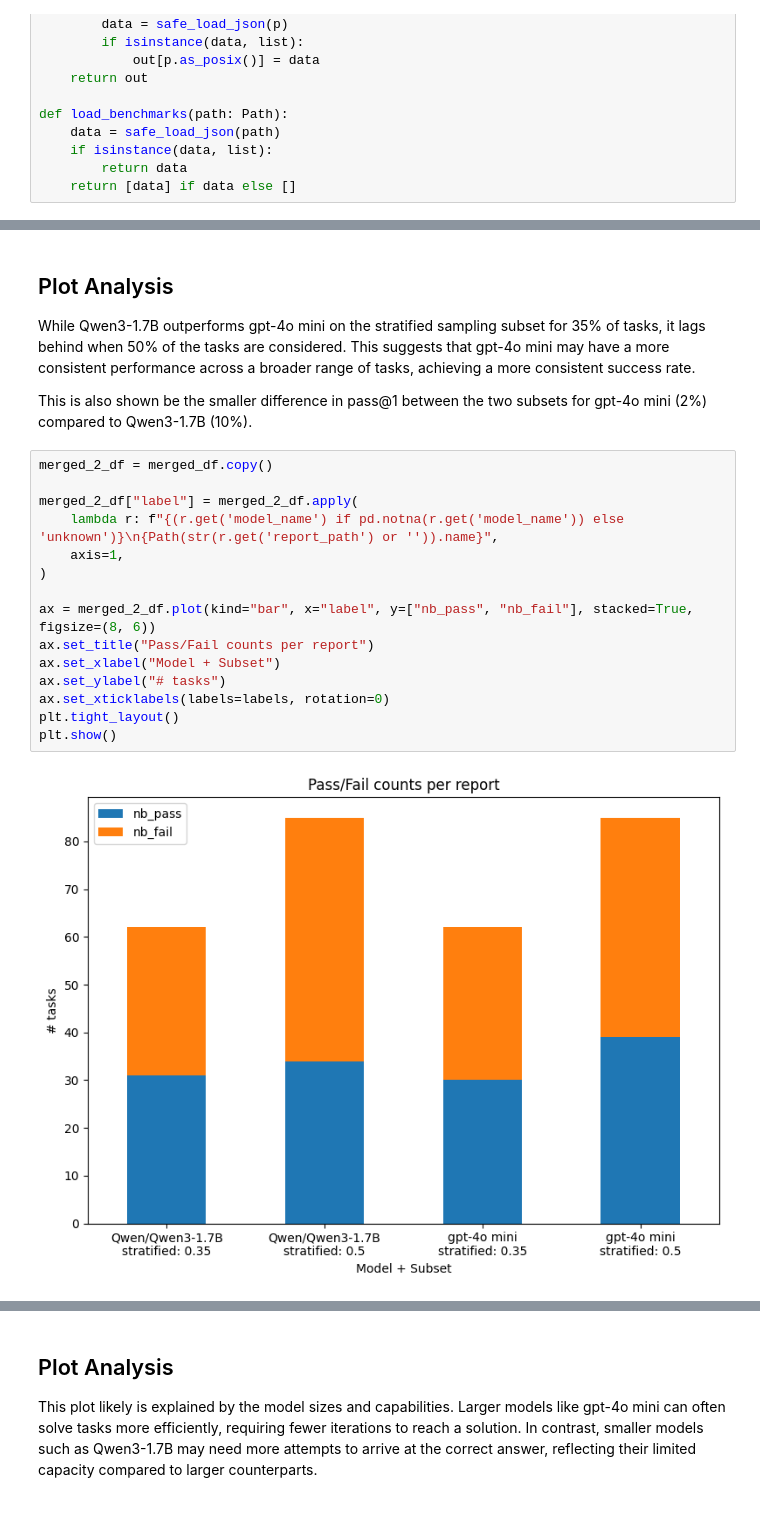
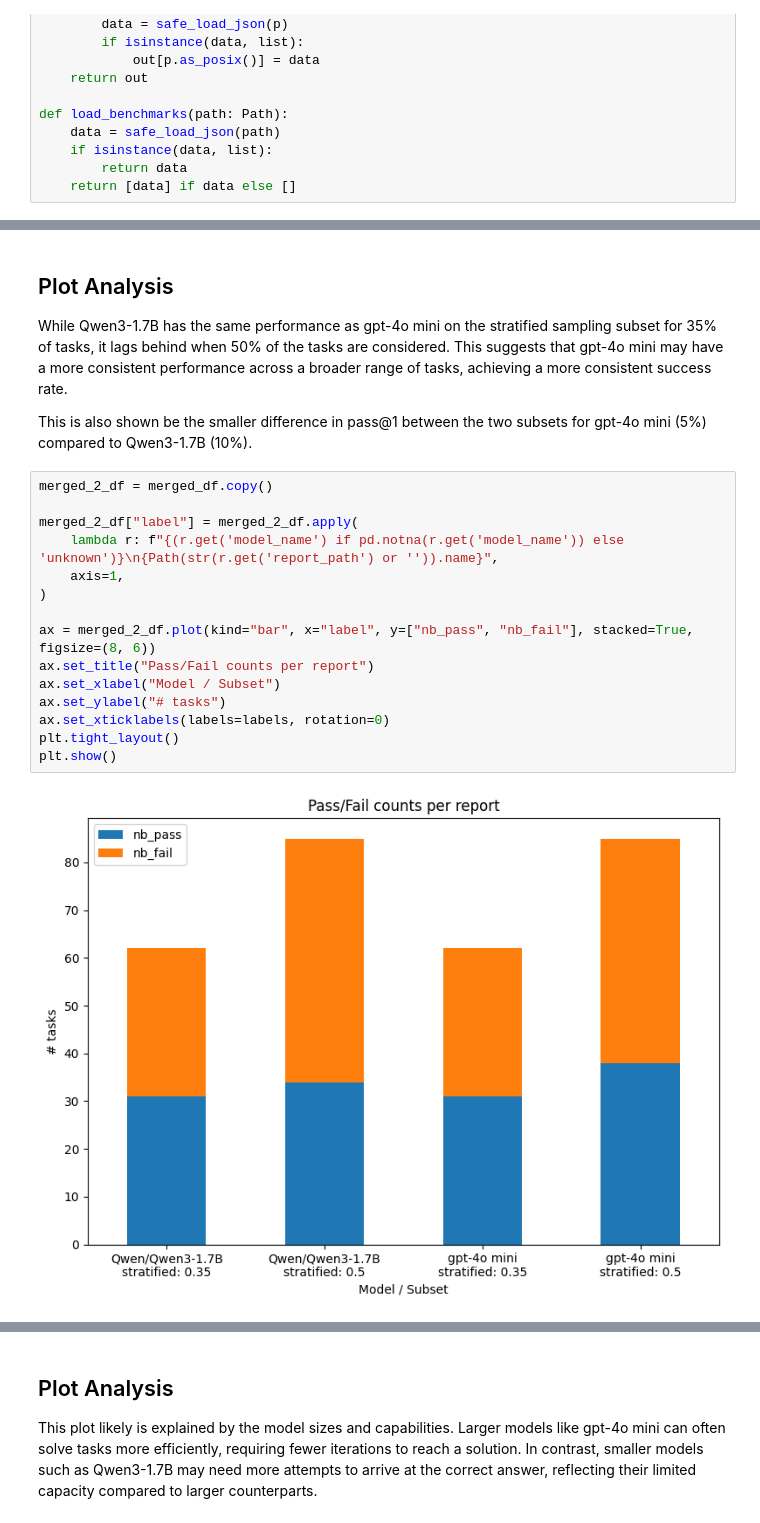
Before and after one commit to Luca-Engel/agentic-python-fixer, a Jupyter notebook: notebooks/Model_Performance_Analysis.ipynb, the cells around one changed output, grey strips where cells are left out. Saved outputs shown, nothing was run; the diff lists cells and outputs as text.

```diff
--- a/notebooks/Model_Performance_Analysis.ipynb
+++ b/notebooks/Model_Performance_Analysis.ipynb
@@ -189,25 +188,25 @@ plt.show()
 # %% [markdown]
 ## Plot Analysis
-While Qwen3-1.7B outperforms gpt-4o mini on the stratified sampling subset for 35% of tasks, it lags behind when 50% of the tasks are considered. This suggests that gpt-4o mini may have a more consistent performance across a broader range of tasks, achieving a more consistent success rate.
+While Qwen3-1.7B has the same performance as gpt-4o mini on the stratified sampling subset for 35% of tasks, it lags behind when 50% of the tasks are considered. This suggests that gpt-4o mini may have a more consistent performance across a broader range of tasks, achieving a more consistent success rate.
 
-This is also shown be the smaller difference in pass@1 between the two subsets for gpt-4o mini (2%) compared to Qwen3-1.7B (10%).
+This is also shown be the smaller difference in pass@1 between the two subsets for gpt-4o mini (5%) compared to Qwen3-1.7B (10%).
 # %%
 merged_2_df = merged_df.copy()
 
 merged_2_df["label"] = merged_2_df.apply(
     lambda r: f"{(r.get('model_name') if pd.notna(r.get('model_name')) else 'unknown')}\n{Path(str(r.get('report_path') or '')).name}",
     axis=1,
 )
 
 ax = merged_2_df.plot(kind="bar", x="label", y=["nb_pass", "nb_fail"], stacked=True, figsize=(8, 6))
 ax.set_title("Pass/Fail counts per report")
-ax.set_xlabel("Model + Subset")
+ax.set_xlabel("Model / Subset")
 ax.set_ylabel("# tasks")
 ax.set_xticklabels(labels=labels, rotation=0)
 plt.tight_layout()
 plt.show()
 # %% [output]
-[figure, old version]
+[figure, new version]
 # %%
 merged_3_df = merged_df.copy()
 
```
Also changed, not shown: parts of 6 cells of this notebook, 21 other files.
